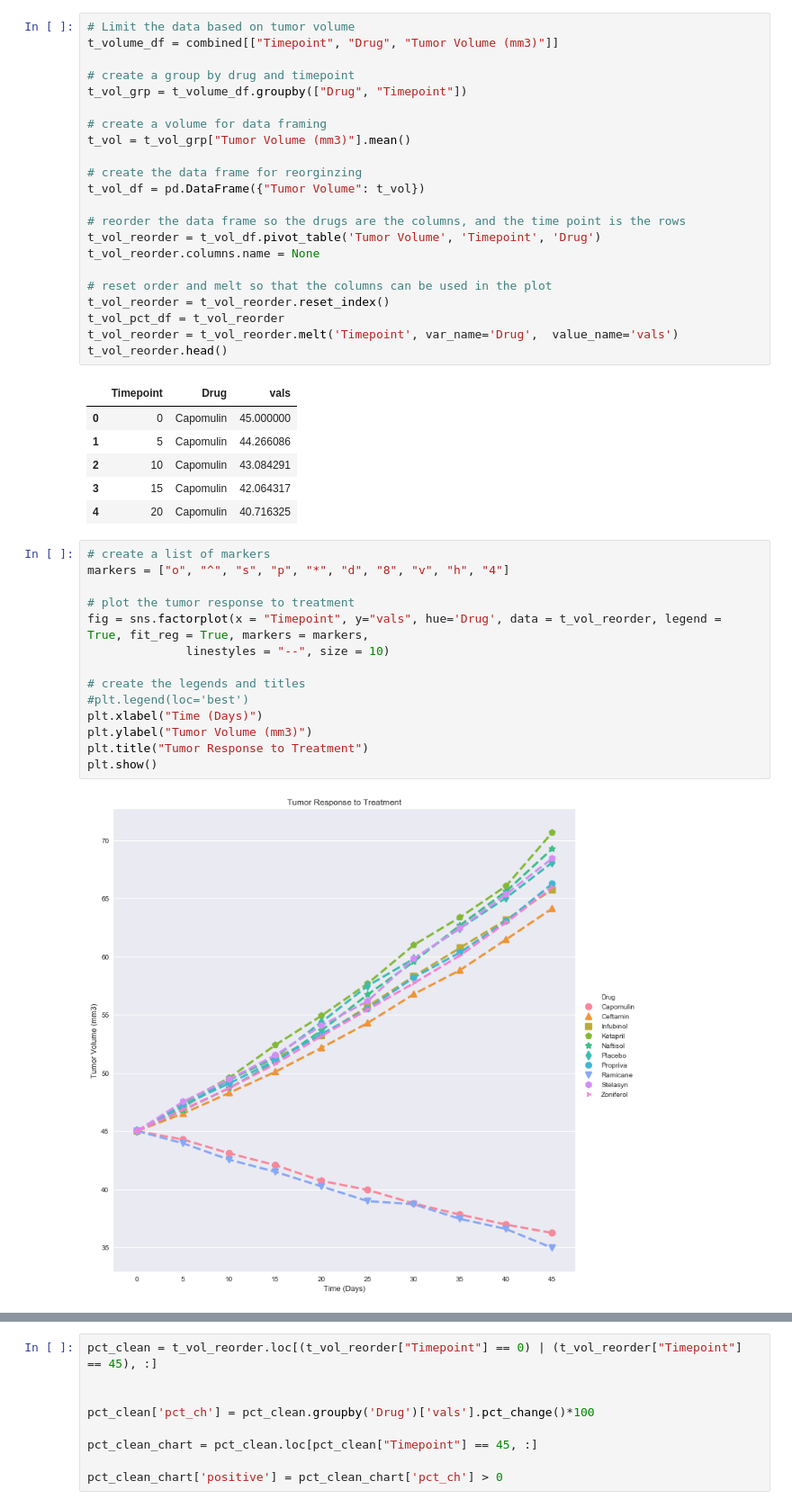
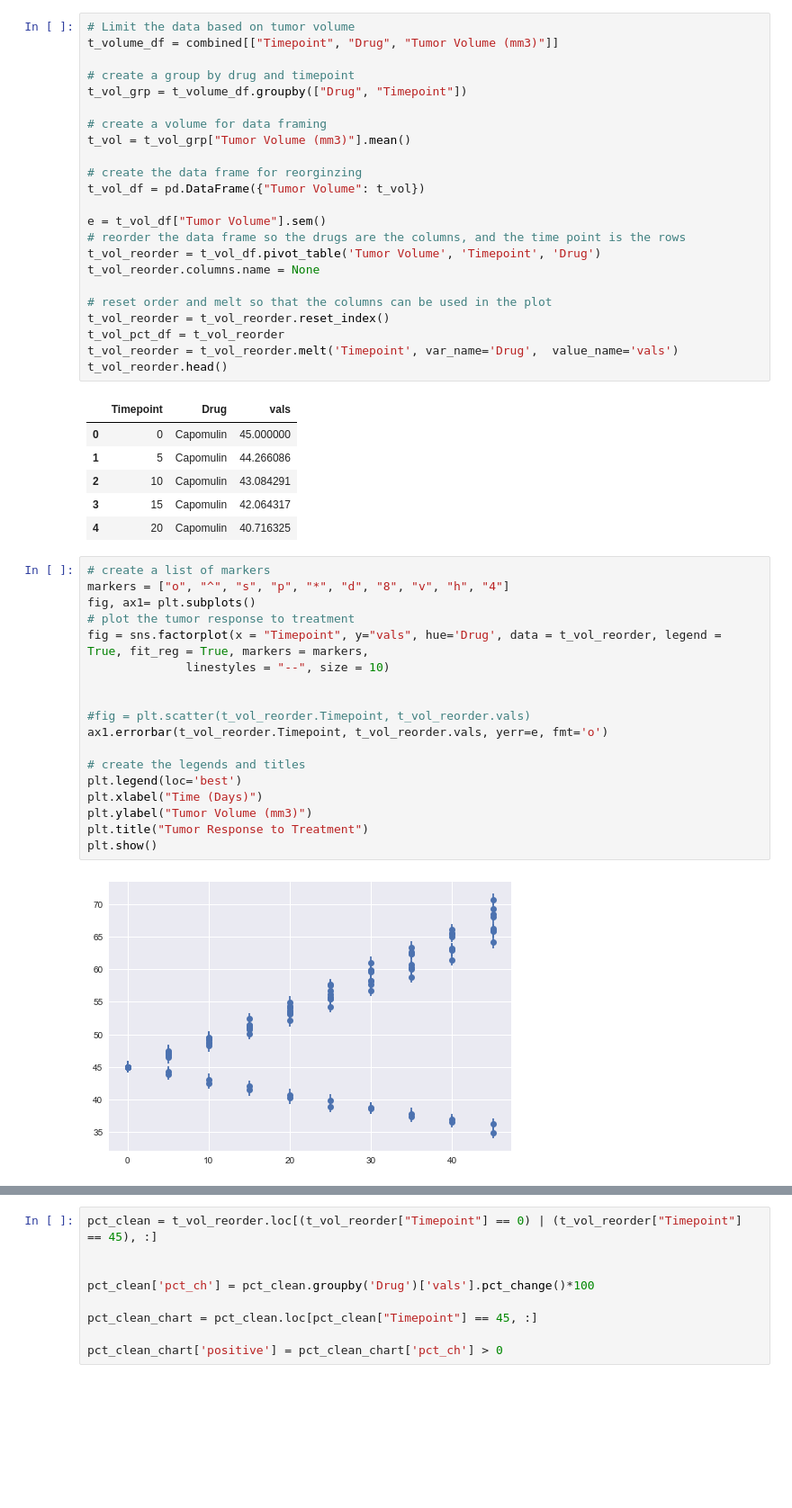
Before and after one commit to nblase22/the-power-of-plots, a Jupyter notebook: Pymaceuticals/Pymaceuticals.ipynb, the cells around one changed output, grey strips where cells are left out. Shown at 90% size. Saved outputs shown, nothing was run; the diff lists cells and outputs as text; blank space fills up the shorter version.

Commit message:
attemted add of error bars to pyma

```diff
--- a/Pymaceuticals/Pymaceuticals.ipynb
+++ b/Pymaceuticals/Pymaceuticals.ipynb
@@ -58,6 +59,7 @@ t_vol = t_vol_grp["Tumor Volume (mm3)"].mean()
 # create the data frame for reorginzing
 t_vol_df = pd.DataFrame({"Tumor Volume": t_vol})
 
+e = t_vol_df["Tumor Volume"].sem()
 # reorder the data frame so the drugs are the columns, and the time point is the rows
 t_vol_reorder = t_vol_df.pivot_table('Tumor Volume', 'Timepoint', 'Drug')
 t_vol_reorder.columns.name = None
@@ -77,16 +79,20 @@ t_vol_reorder.head()
 # %%
 # create a list of markers
 markers = ["o", "^", "s", "p", "*", "d", "8", "v", "h", "4"]
-
+fig, ax1= plt.subplots()
 # plot the tumor response to treatment
 fig = sns.factorplot(x = "Timepoint", y="vals", hue='Drug', data = t_vol_reorder, legend = True, fit_reg = True, markers = markers,
               linestyles = "--", size = 10)
 
+
+#fig = plt.scatter(t_vol_reorder.Timepoint, t_vol_reorder.vals)
+ax1.errorbar(t_vol_reorder.Timepoint, t_vol_reorder.vals, yerr=e, fmt='o')
+
 # create the legends and titles
-#plt.legend(loc='best')
+plt.legend(loc='best')
 plt.xlabel("Time (Days)")
 plt.ylabel("Tumor Volume (mm3)")
 plt.title("Tumor Response to Treatment")
 plt.show()
 # %% [output]
-[figure, old version]
+[figure, new version]
```
Also changed, not shown: parts of 7 cells of this notebook, 2 other files.
